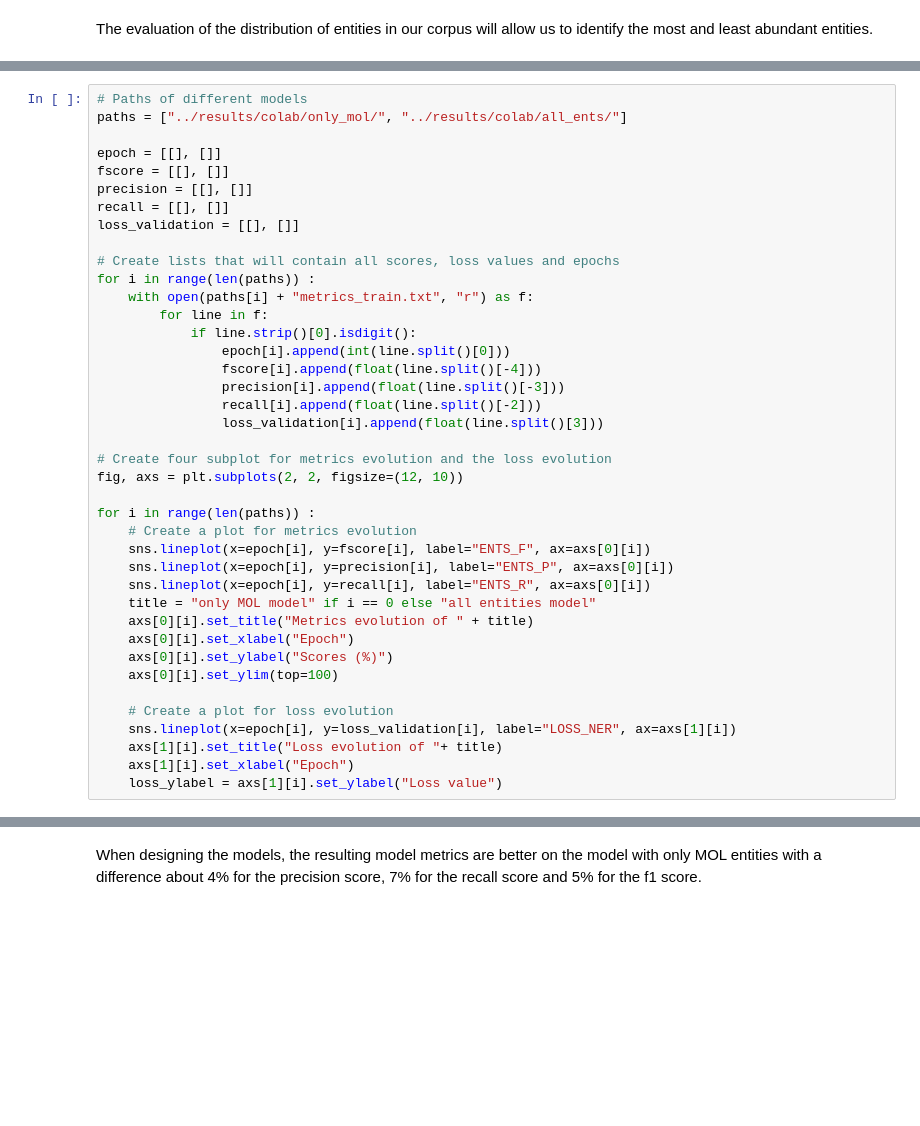
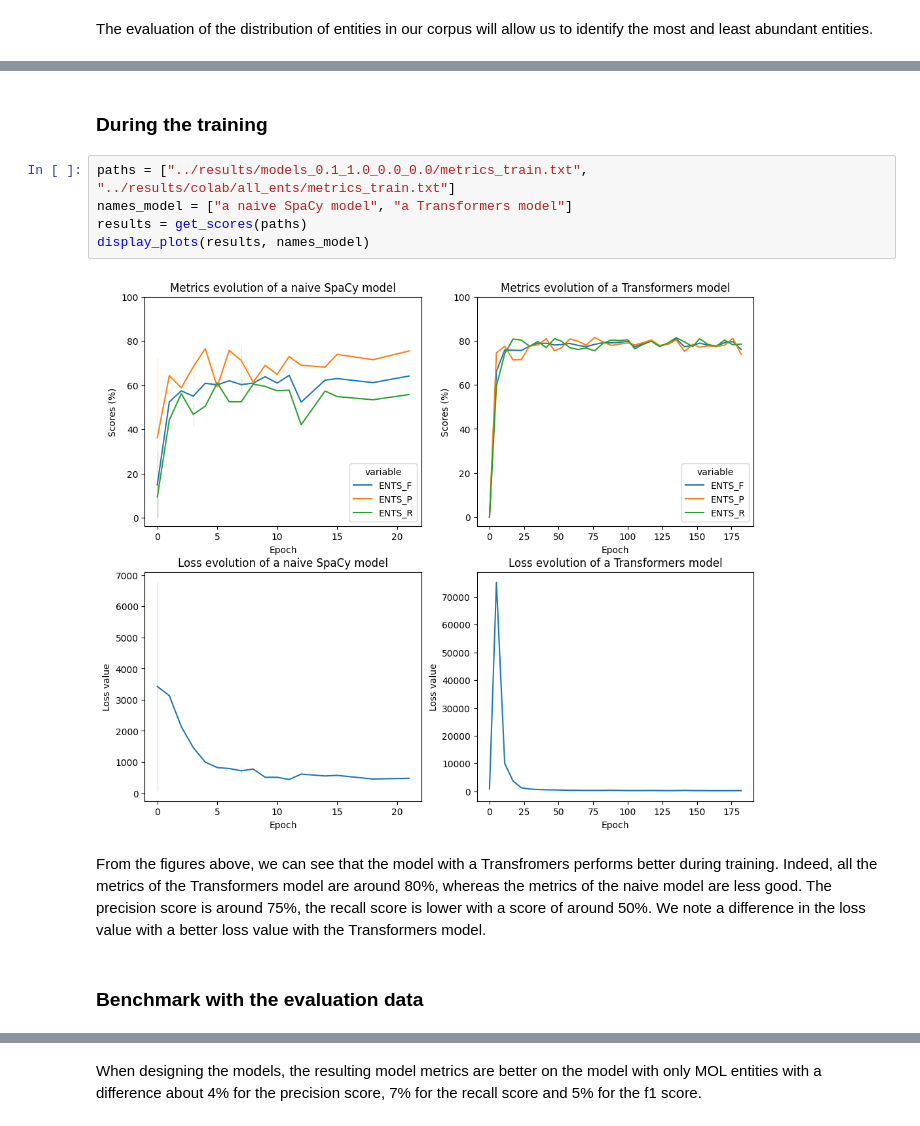
Before and after one commit to pierrepo/mdner, a Jupyter notebook: notebooks/evaluate_mdner.ipynb, the cells around one changed output, grey strips where cells are left out. Drawn from its saved outputs; the diff is of its cells as text; blank space fills up the shorter version.

```diff
--- a/notebooks/evaluate_mdner.ipynb
+++ b/notebooks/evaluate_mdner.ipynb
@@ -82,40 +82,0 @@ For the evaluation, we choose to compare two models, namely a model with only mo
-# %%
-# Paths of different models
-paths = ["../results/colab/only_mol/", "../results/colab/all_ents/"]
-
-epoch = [[], []]
-fscore = [[], []]
-precision = [[], []]
-recall = [[], []]
-loss_validation = [[], []]
-
-# Create lists that will contain all scores, loss values and epochs
-for i in range(len(paths)) :
-    with open(paths[i] + "metrics_train.txt", "r") as f:
-        for line in f:
-            if line.strip()[0].isdigit():
-                epoch[i].append(int(line.split()[0]))
-                fscore[i].append(float(line.split()[-4]))
-                precision[i].append(float(line.split()[-3]))
-                recall[i].append(float(line.split()[-2]))
-                loss_validation[i].append(float(line.split()[3]))
-
-# Create four subplot for metrics evolution and the loss evolution
-fig, axs = plt.subplots(2, 2, figsize=(12, 10))
-
-for i in range(len(paths)) :
-    # Create a plot for metrics evolution
-    sns.lineplot(x=epoch[i], y=fscore[i], label="ENTS_F", ax=axs[0][i])
-    sns.lineplot(x=epoch[i], y=precision[i], label="ENTS_P", ax=axs[0][i])
-    sns.lineplot(x=epoch[i], y=recall[i], label="ENTS_R", ax=axs[0][i])
-    title = "only MOL model" if i == 0 else "all entities model"
-    axs[0][i].set_title("Metrics evolution of " + title)
-    axs[0][i].set_xlabel("Epoch")
-    axs[0][i].set_ylabel("Scores (%)")
-    axs[0][i].set_ylim(top=100)
-
-    # Create a plot for loss evolution
-    sns.lineplot(x=epoch[i], y=loss_validation[i], label="LOSS_NER", ax=axs[1][i])
-    axs[1][i].set_title("Loss evolution of "+ title)
-    axs[1][i].set_xlabel("Epoch")
-    loss_ylabel = axs[1][i].set_ylabel("Loss value")
@@ -123,0 +130,13 @@ for i in range(len(paths)) :
+# %% [markdown]
+### During the training
+# %%
+paths = ["../results/models_0.1_1.0_0.0_0.0/metrics_train.txt", "../results/colab/all_ents/metrics_train.txt"]
+names_model = ["a naive SpaCy model", "a Transformers model"]
+results = get_scores(paths)
+display_plots(results, names_model)
+# %% [output]
+[figure, added]
+# %% [markdown]
+From the figures above, we can see that the model with a Transfromers performs better during training. Indeed, all the metrics of the Transformers model are around 80%, whereas the metrics of the naive model are less good. The precision score is around 75%, the recall score is lower with a score of around 50%. We note a difference in the loss value with a better loss value with the Transformers model.
+# %% [markdown]
+### Benchmark with the evaluation data
```
Also changed, not shown: parts of 29 cells of this notebook.
